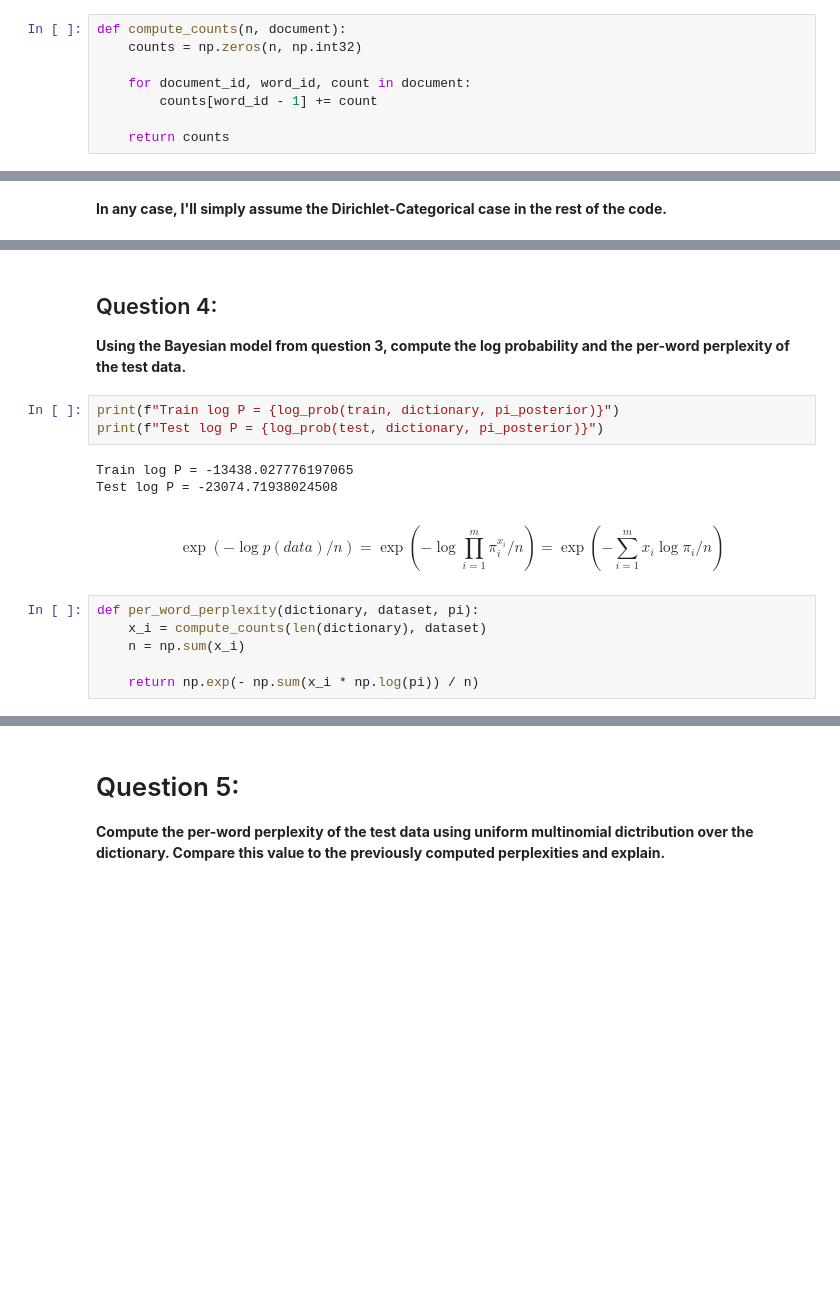
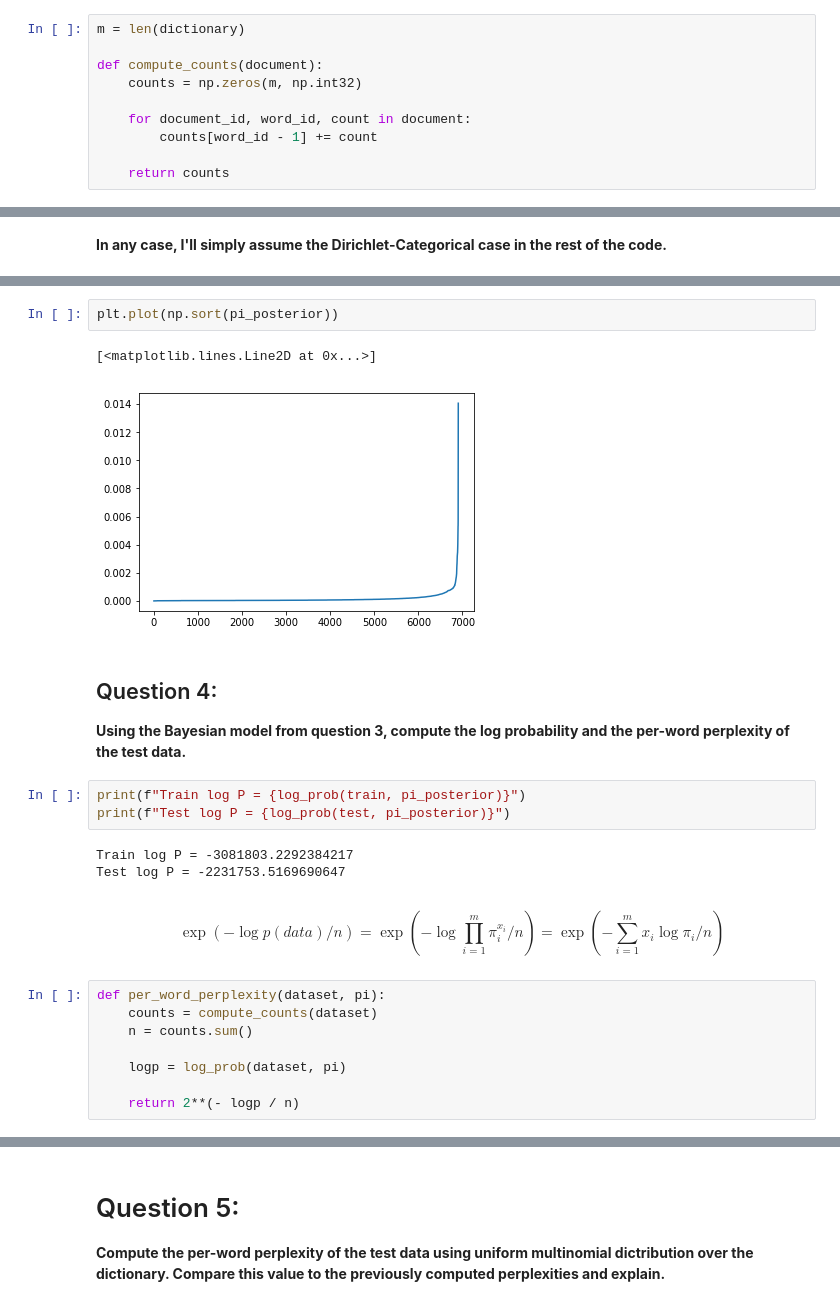
Before and after one commit to darthdeus/npfl097, a Jupyter notebook: LDA assignment.ipynb, the cells around one changed output, grey strips where cells are left out. Cells and saved outputs as stored; diff of their text form; blank space fills up the shorter version.

```diff
--- a/LDA assignment.ipynb
+++ b/LDA assignment.ipynb
@@ -40,8 +40,10 @@ $$
 \pi_i = \frac{x_i}{n}.
 $$
 # %%
-def compute_counts(n, document):
-    counts = np.zeros(n, np.int32)
+m = len(dictionary)
+
+def compute_counts(document):
+    counts = np.zeros(m, np.int32)
 
     for document_id, word_id, count in document:
         counts[word_id - 1] += count
@@ -206,21 +168,28 @@ array([1.50409815e-05, 6.27319023e-05, 4.80577728e-05, ...,
+# %%
+plt.plot(np.sort(pi_posterior))
+# %% [output]
+[<matplotlib.lines.Line2D at 0x...>]
+[figure, added]
 # %% [markdown]
 ## Question 4:
 
 **Using the Bayesian model from question 3, compute the log probability and the per-word perplexity of the test data.**
 # %%
-print(f"Train log P = {log_prob(train, dictionary, pi_posterior)}")
-print(f"Test log P = {log_prob(test, dictionary, pi_posterior)}")
+print(f"Train log P = {log_prob(train, pi_posterior)}")
+print(f"Test log P = {log_prob(test, pi_posterior)}")
 # %% [output]
-Train log P = -13438.027776197065
-Test log P = -23074.71938024508
+Train log P = -3081803.2292384217
+Test log P = -2231753.5169690647
 # %% [markdown]
 $$
 \exp\left(-\log p(data) / n\right) = \exp\left(-\log \prod_{i=1}^m \pi_i^{x_i} / n\right) = \exp\left(-\sum_{i=1}^m x_i \log \pi_i / n \right)
 $$
 # %%
-def per_word_perplexity(dictionary, dataset, pi):
-    x_i = compute_counts(len(dictionary), dataset)
-    n = np.sum(x_i)
+def per_word_perplexity(dataset, pi):
+    counts = compute_counts(dataset)
+    n = counts.sum()
 
-    return np.exp(- np.sum(x_i * np.log(pi)) / n)
+    logp = log_prob(dataset, pi)
+
+    return 2**(- logp / n)
 # %%
```
Also changed, not shown: parts of 32 cells of this notebook.
